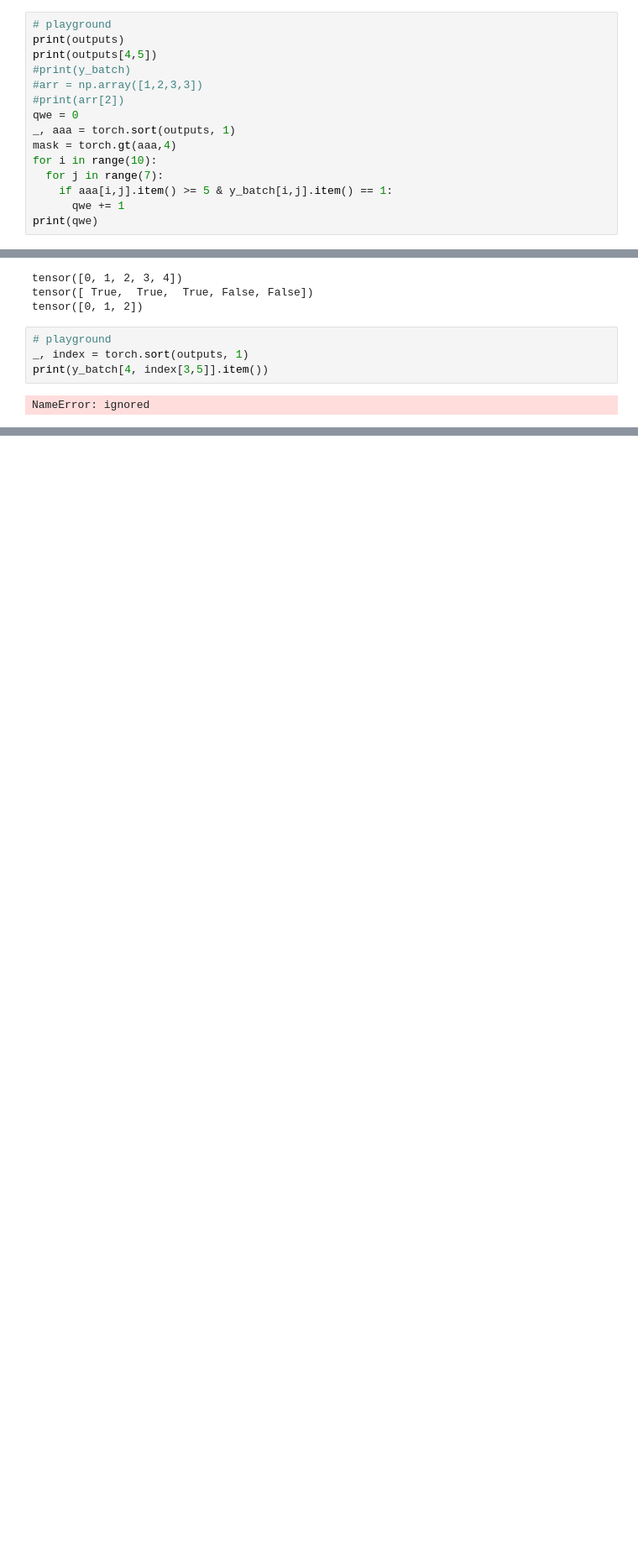
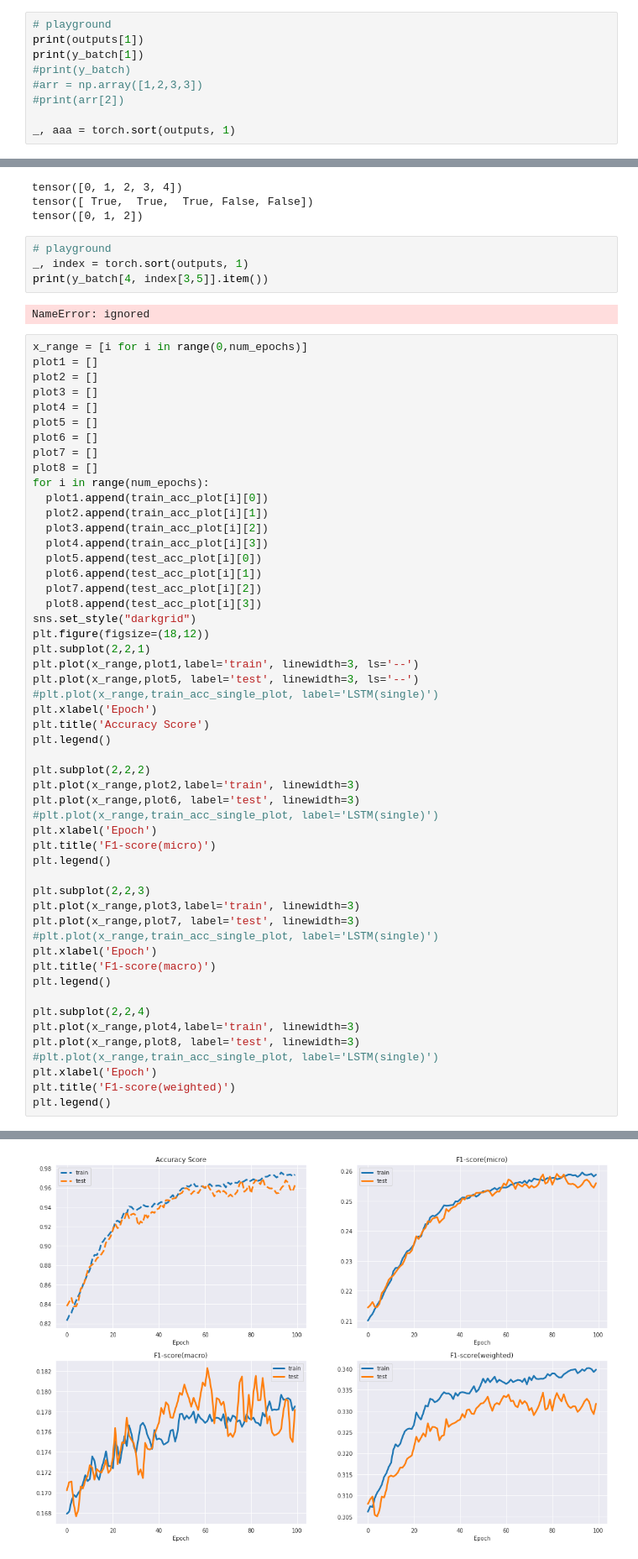
Before and after one commit to zuxinrui/NLP_utwente2019, a Jupyter notebook: project_final.ipynb, the cells around one changed output, grey strips where cells are left out. Shown at 84% size. Drawn from its saved outputs; the diff is of its cells as text; blank space fills up the shorter version.

```diff
--- a/project_final.ipynb
+++ b/project_final.ipynb
@@ -999,17 +1065,11 @@ print(test_acc_gru_plot[num_epochs-1])
 [0.8073277433467007, 0.21327045952484416, 0.1722151654630425, 0.31291233330721757]
 # %%
 # playground
-print(outputs)
-print(outputs[4,5])
+print(outputs[1])
+print(y_batch[1])
 #print(y_batch)
 #arr = np.array([1,2,3,3])
 #print(arr[2])
-qwe = 0
+
 _, aaa = torch.sort(outputs, 1)
-mask = torch.gt(aaa,4)
-for i in range(10):
-  for j in range(7):
-    if aaa[i,j].item() >= 5 & y_batch[i,j].item() == 1:
-      qwe += 1
-print(qwe)
 # %% [output]
@@ -1051,3 +1098,56 @@ _, index = torch.sort(outputs, 1)
 print(y_batch[4, index[3,5]].item())
 # %% [output]
 NameError: ignored
+# %%
+x_range = [i for i in range(0,num_epochs)]
+plot1 = []
+plot2 = []
+plot3 = []
+plot4 = []
+plot5 = []
+plot6 = []
+plot7 = []
+plot8 = []
+for i in range(num_epochs):
+  plot1.append(train_acc_plot[i][0])
+  plot2.append(train_acc_plot[i][1])
+  plot3.append(train_acc_plot[i][2])
+  plot4.append(train_acc_plot[i][3])
+  plot5.append(test_acc_plot[i][0])
+  plot6.append(test_acc_plot[i][1])
+  plot7.append(test_acc_plot[i][2])
+  plot8.append(test_acc_plot[i][3])
+sns.set_style("darkgrid")
+plt.figure(figsize=(18,12))
+plt.subplot(2,2,1)
+plt.plot(x_range,plot1,label='train', linewidth=3, ls='--')
+plt.plot(x_range,plot5, label='test', linewidth=3, ls='--')
+#plt.plot(x_range,train_acc_single_plot, label='LSTM(single)')
+plt.xlabel('Epoch')
+plt.title('Accuracy Score')
+plt.legend()
+
+plt.subplot(2,2,2)
+plt.plot(x_range,plot2,label='train', linewidth=3)
+plt.plot(x_range,plot6, label='test', linewidth=3)
+#plt.plot(x_range,train_acc_single_plot, label='LSTM(single)')
+plt.xlabel('Epoch')
+plt.title('F1-score(micro)')
+plt.legend()
+
+plt.subplot(2,2,3)
+plt.plot(x_range,plot3,label='train', linewidth=3)
+plt.plot(x_range,plot7, label='test', linewidth=3)
+#plt.plot(x_range,train_acc_single_plot, label='LSTM(single)')
+plt.xlabel('Epoch')
+plt.title('F1-score(macro)')
+plt.legend()
+
+plt.subplot(2,2,4)
+plt.plot(x_range,plot4,label='train', linewidth=3)
+plt.plot(x_range,plot8, label='test', linewidth=3)
+#plt.plot(x_range,train_acc_single_plot, label='LSTM(single)')
+plt.xlabel('Epoch')
+plt.title('F1-score(weighted)')
+plt.legend()
+# %% [output]
@@ -1053,0 +1155 @@ NameError: ignored
+[figure, added]
```
Also changed, not shown: parts of 13 cells of this notebook.
